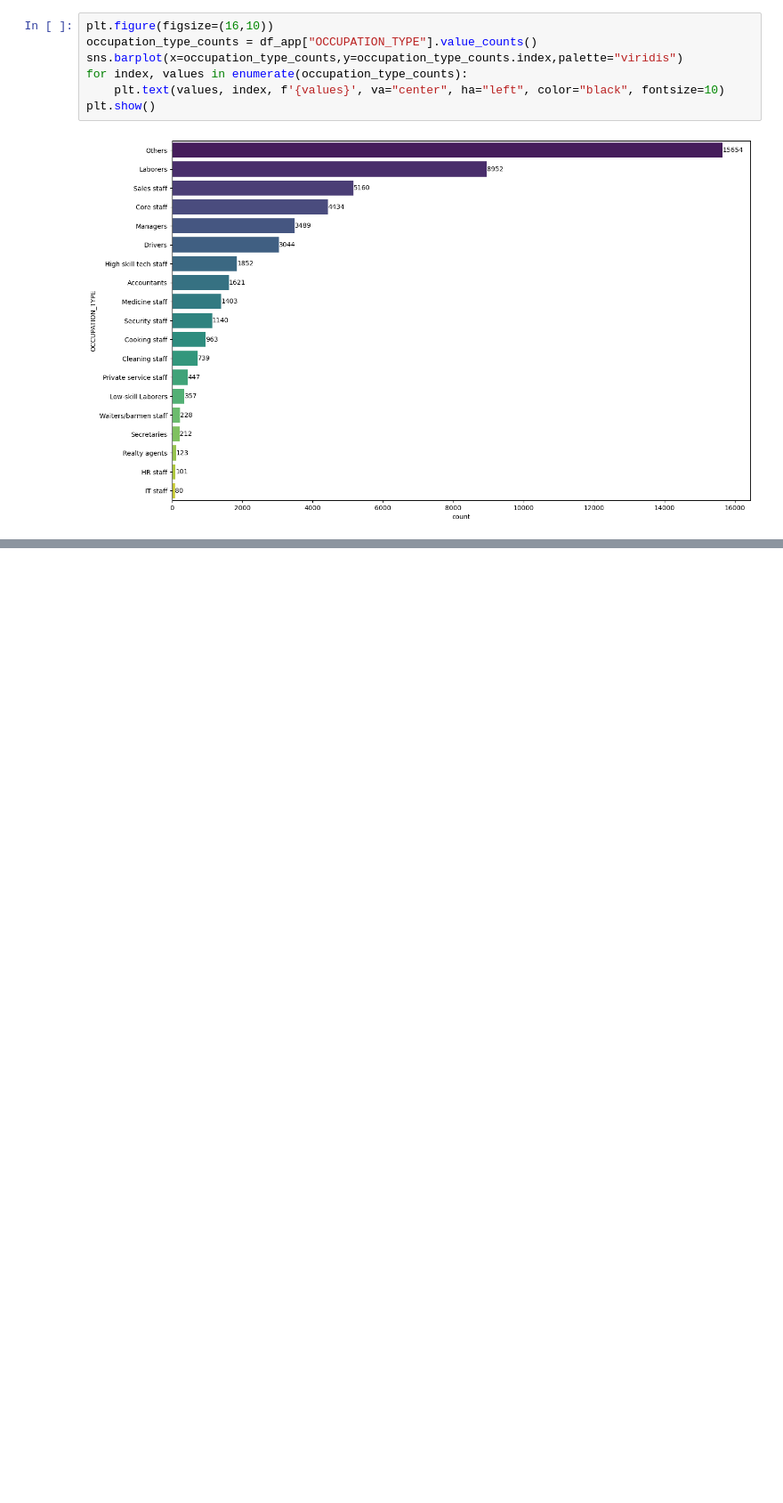
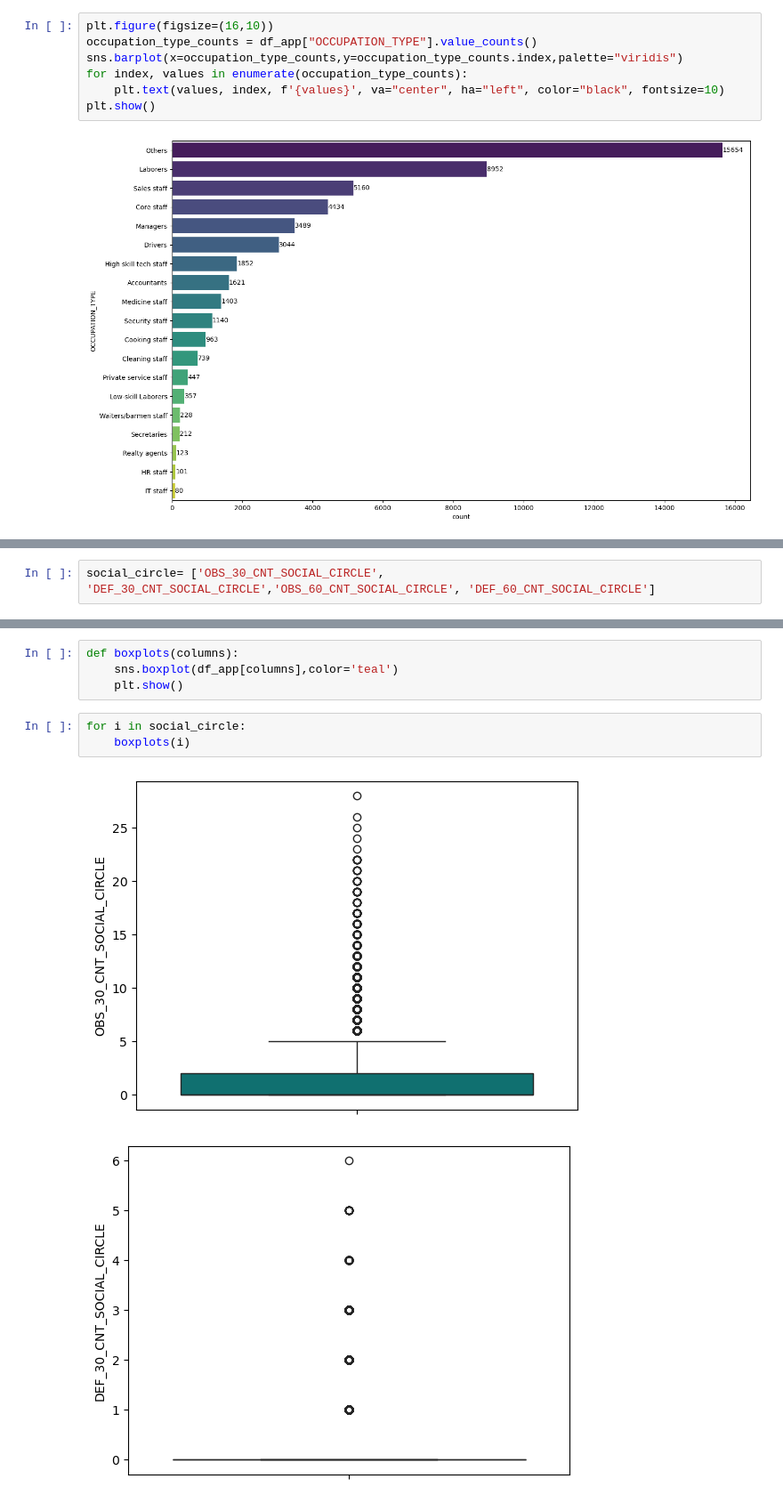
Before and after one commit to Rider-04/daily-python-data-lab, a Jupyter notebook: 03_pandas/bank_loan_case_study.ipynb, the cells around one changed output, grey strips where cells are left out. Shown at 89% size. Cells and saved outputs as stored; diff of their text form; blank space fills up the shorter version.

```diff
--- a/03_pandas/bank_loan_case_study.ipynb
+++ b/03_pandas/bank_loan_case_study.ipynb
@@ -868,0 +1038,2 @@ plt.show()
+# %%
+social_circle= ['OBS_30_CNT_SOCIAL_CIRCLE', 'DEF_30_CNT_SOCIAL_CIRCLE','OBS_60_CNT_SOCIAL_CIRCLE', 'DEF_60_CNT_SOCIAL_CIRCLE']
@@ -868,0 +1064,10 @@ plt.show()
+# %%
+def boxplots(columns):
+    sns.boxplot(df_app[columns],color='teal')
+    plt.show()
+# %%
+for i in social_circle:
+    boxplots(i)
+# %% [output]
+[figure, added]
+[figure, added]
```
Also changed, not shown: parts of 39 cells of this notebook, 1 other file.
